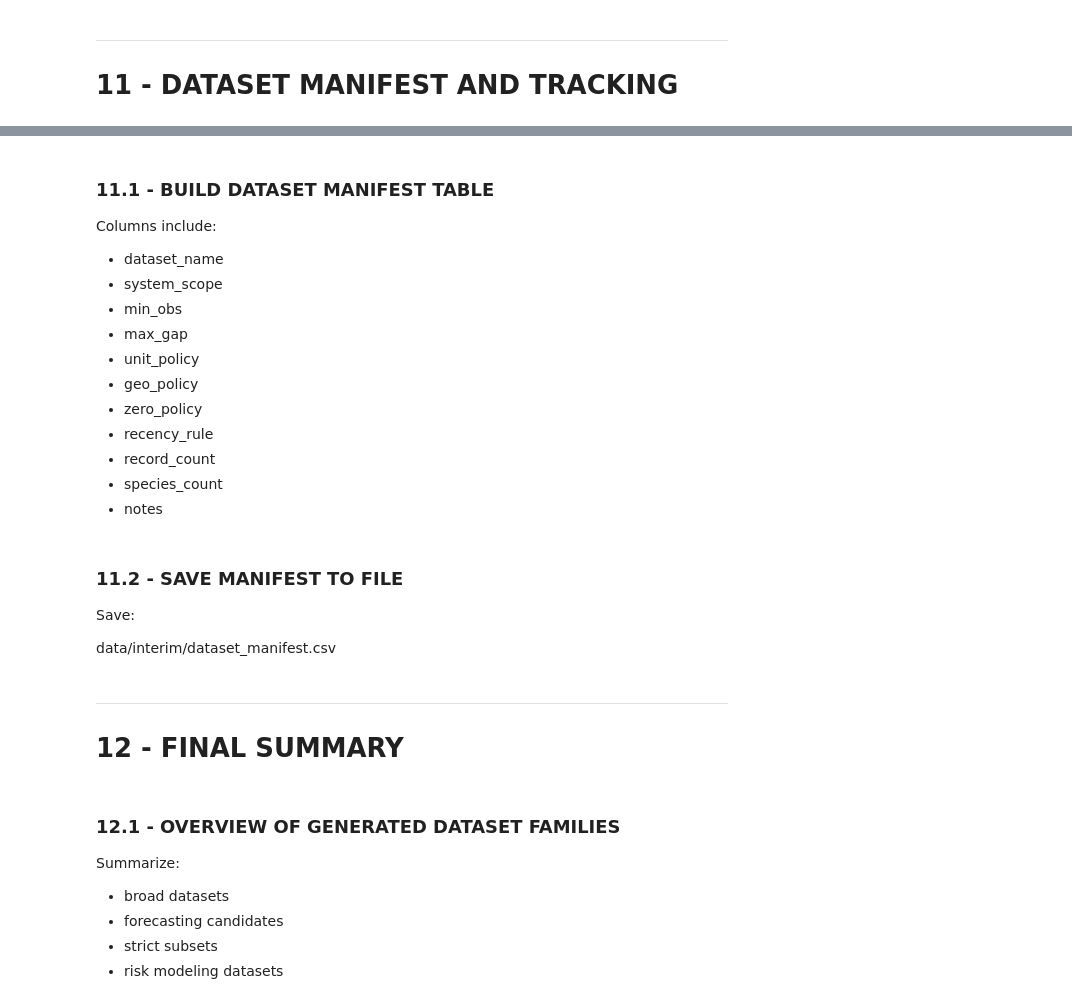
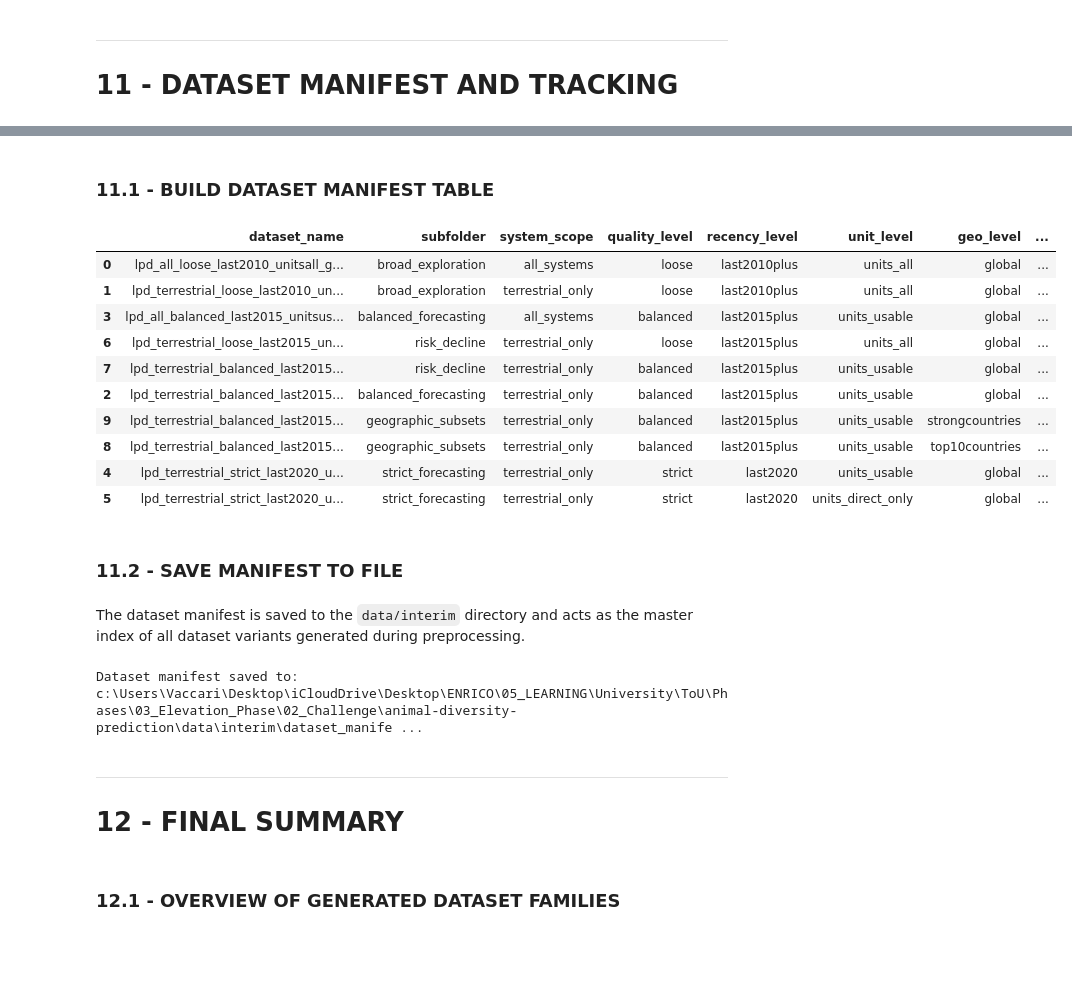
Before and after one commit to lukasbals/animal-diversity-prediction, a Jupyter notebook: notebooks/preprocessing_cleanup_enrico.ipynb, the cells around one changed output, grey strips where cells are left out. Drawn from its saved outputs; the diff is of its cells as text; code cells hidden in the pictures; blank space fills up the shorter version.

Commit message:
Checkpoint on cleanup

```diff
--- a/notebooks/preprocessing_cleanup_enrico.ipynb
+++ b/notebooks/preprocessing_cleanup_enrico.ipynb
@@ -3506,31 +3753,56 @@ For each exported dataset compute:
 # %% [markdown]
 ### 11.1 - BUILD DATASET MANIFEST TABLE
-Columns include:
-
-- dataset_name
-- system_scope
-- min_obs
-- max_gap
-- unit_policy
-- geo_policy
-- zero_policy
-- recency_rule
-- record_count
-- species_count
-- notes
+# %%
+# 11.1 Clean manifest table
+
+manifest_columns = [
+    "dataset_name",
+    "subfolder",
+    "system_scope",
+    "quality_level",
+    "recency_level",
+    "unit_level",
+    "geo_level",
+    "zero_level",
+    "record_count",
+    "species_count",
+    "country_count",
+    "avg_n_obs",
+    "avg_continuity",
+    "avg_zero_share",
+    "file_path"
+]
+
+manifest_df = manifest_df[manifest_columns]
+
+display(manifest_df.sort_values("record_count", ascending=False))
+# %% [output]
+|  | dataset_name | subfolder | system_scope | quality_level | recency_level | unit_level | geo_level | ... |
+| 0 | lpd_all_loose_last2010_unitsall_g... | broad_exploration | all_systems | loose | last2010plus | units_all | global | ... |
+| 1 | lpd_terrestrial_loose_last2010_un... | broad_exploration | terrestrial_only | loose | last2010plus | units_all | global | ... |
+| 3 | lpd_all_balanced_last2015_unitsus... | balanced_forecasting | all_systems | balanced | last2015plus | units_usable | global | ... |
+| 6 | lpd_terrestrial_loose_last2015_un... | risk_decline | terrestrial_only | loose | last2015plus | units_all | global | ... |
+| 7 | lpd_terrestrial_balanced_last2015... | risk_decline | terrestrial_only | balanced | last2015plus | units_usable | global | ... |
+| 2 | lpd_terrestrial_balanced_last2015... | balanced_forecasting | terrestrial_only | balanced | last2015plus | units_usable | global | ... |
+| 9 | lpd_terrestrial_balanced_last2015... | geographic_subsets | terrestrial_only | balanced | last2015plus | units_usable | strongcountries | ... |
+| 8 | lpd_terrestrial_balanced_last2015... | geographic_subsets | terrestrial_only | balanced | last2015plus | units_usable | top10countries | ... |
+| 4 | lpd_terrestrial_strict_last2020_u... | strict_forecasting | terrestrial_only | strict | last2020 | units_usable | global | ... |
+| 5 | lpd_terrestrial_strict_last2020_u... | strict_forecasting | terrestrial_only | strict | last2020 | units_direct_only | global | ... |
 # %% [markdown]
 ### 11.2 - SAVE MANIFEST TO FILE
-Save:
-
-data/interim/dataset_manifest.csv
+# %% [markdown]
+The dataset manifest is saved to the `data/interim` directory and acts
+as the master index of all dataset variants generated during preprocessing.
+# %%
+manifest_path = INTERIM_DIR / "dataset_manifest.csv"
+
+manifest_df.to_csv(manifest_path, index=False)
+
+print(f"Dataset manifest saved to: {manifest_path}")
+# %% [output]
+Dataset manifest saved to: c:\Users\Vaccari\Desktop\iCloudDrive\Desktop\ENRICO\05_LEARNING\University\ToU\Phases\03_Elevation_Phase\02_Challenge\animal-diversity-prediction\data\interim\dataset_manife ...
 # %% [markdown]
 ---
 # **12 - FINAL SUMMARY**
 # %% [markdown]
 ### 12.1 - OVERVIEW OF GENERATED DATASET FAMILIES
-Summarize:
-
-- broad datasets
-- forecasting candidates
-- strict subsets
-- risk modeling datasets
```
Also changed, not shown: parts of 21 cells of this notebook, 1 other file.
